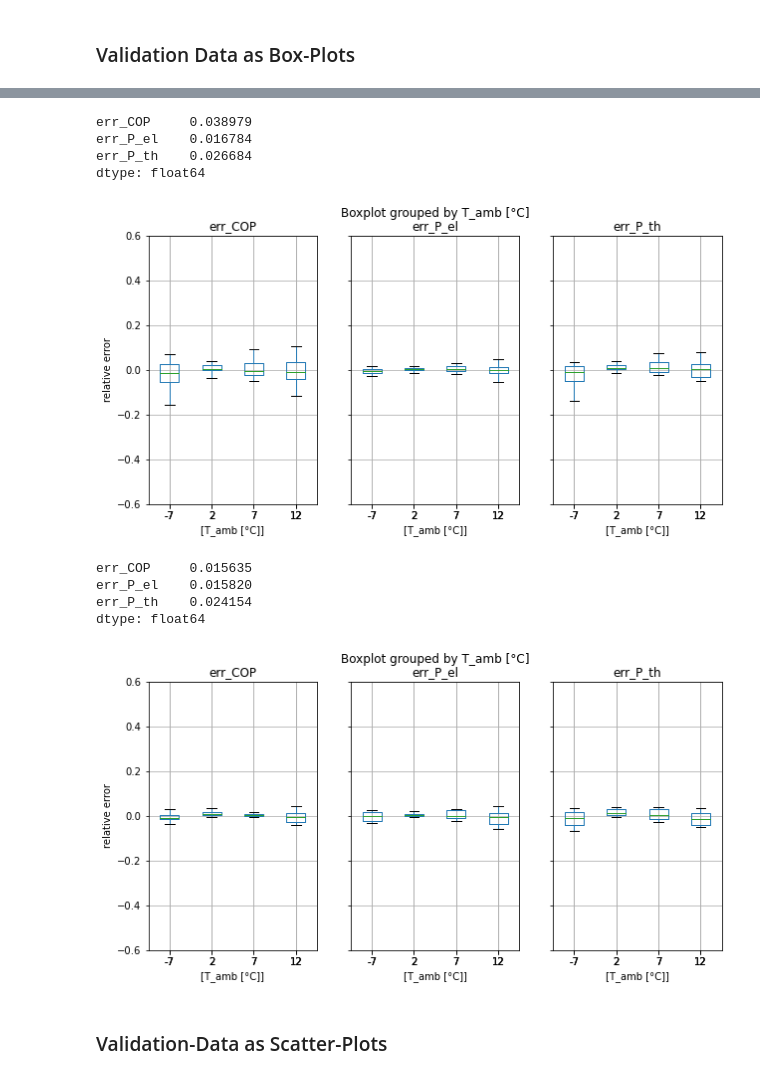
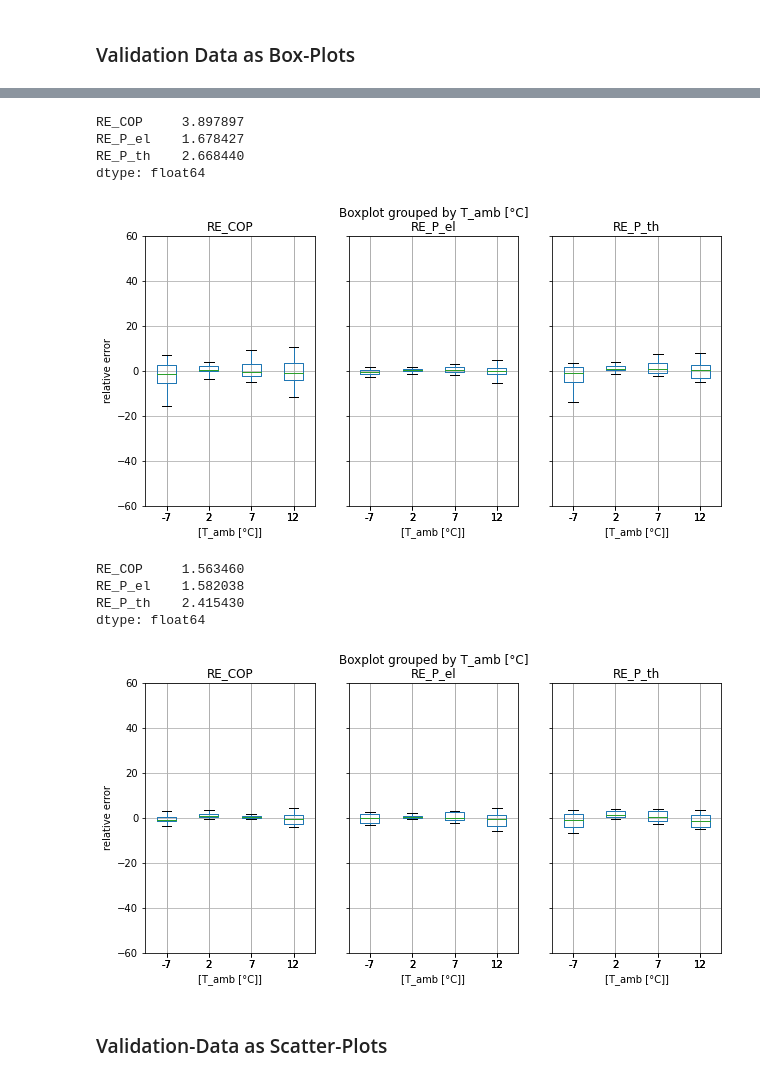
Before and after one commit to FZJ-IEK3-VSA/hplib, a Jupyter notebook: src/documentation.ipynb, the cells around one changed output, grey strips where cells are left out. Drawn from its saved outputs; the diff is of its cells as text; code cells hidden in the pictures.

```diff
--- a/src/documentation.ipynb
+++ b/src/documentation.ipynb
@@ -279,33 +234,33 @@ dtype: float64
 # %%
 # Plot results for Group 5 (Brine/Water, On-Off)
 Group = 5
 data = df.loc[(df['Group']==Group)]
-data = data[['T_amb [°C]','err_COP', 'err_P_el', 'err_P_th']]
+data = data[['T_amb [°C]','RE_COP', 'RE_P_el', 'RE_P_th']]
 ax = data.boxplot(by='T_amb [°C]', layout=(1,3), figsize=(10,5), showfliers=False)
-ax[0].set_ylim(-0.6,0.6)
+ax[0].set_ylim(-60,60)
 ax[0].set_ylabel('relative error')
 data.abs().mean()[1:4] # mean relative error
 # %% [output]
-err_COP     0.038979
-err_P_el    0.016784
-err_P_th    0.026684
+RE_COP     3.897897
+RE_P_el    1.678427
+RE_P_th    2.668440
 dtype: float64
-[figure, old version]
+[figure, new version]
 # %%
 # Plot results for Group 6 (Water/Water, On-Off)
 Group = 6
 data = df.loc[(df['Group']==Group)]
-data = data[['T_amb [°C]','err_COP', 'err_P_el', 'err_P_th']]
+data = data[['T_amb [°C]','RE_COP', 'RE_P_el', 'RE_P_th']]
 ax = data.boxplot(by='T_amb [°C]', layout=(1,3), figsize=(10,5), showfliers=False)
-ax[0].set_ylim(-0.6,0.6)
+ax[0].set_ylim(-60,60)
 ax[0].set_ylabel('relative error')
 data.abs().mean()[1:4] # mean relative error
 # %% [output]
-err_COP     0.015635
-err_P_el    0.015820
-err_P_th    0.024154
+RE_COP     1.563460
+RE_P_el    1.582038
+RE_P_th    2.415430
 dtype: float64
-[figure, old version]
+[figure, new version]
 # %% [markdown]
 ### Validation-Data as Scatter-Plots
 # %%
```
Also changed, not shown: parts of 11 cells of this notebook, 4 other files.
